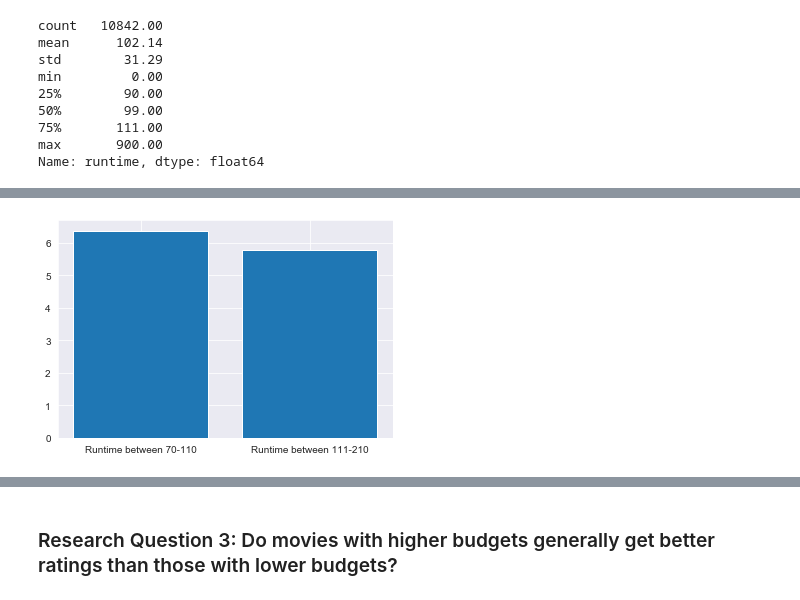
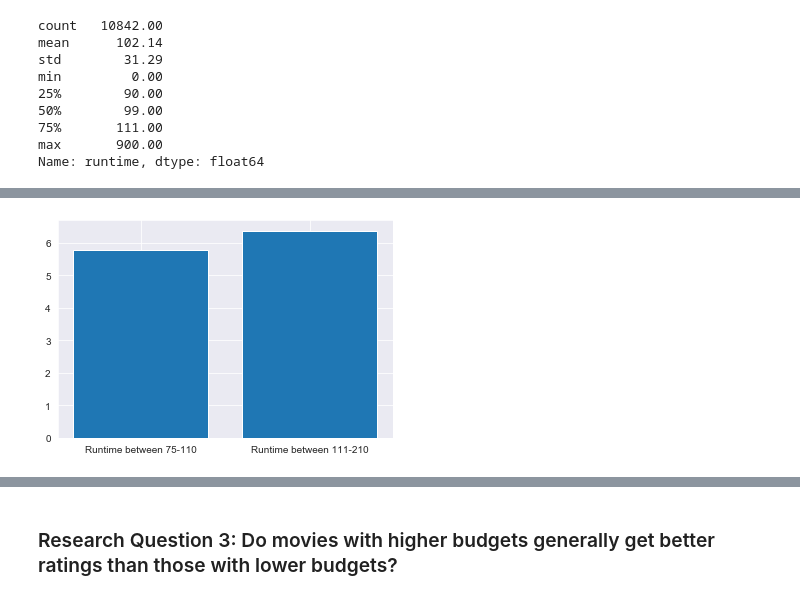
Before and after one commit to PhilipKarns/tmdb_movies, a Jupyter notebook: investigate-tmdb-movie-dataset.ipynb, the cells around one changed output, grey strips where cells are left out. Saved outputs shown, nothing was run; the diff lists cells and outputs as text; code cells hidden in the pictures.

```diff
--- a/investigate-tmdb-movie-dataset.ipynb
+++ b/investigate-tmdb-movie-dataset.ipynb
@@ -364,8 +366,7 @@ genre_ratings_sorted.sort_values('vote_average', ascending=False)
 # %%
-#wanted to show this two ways
 genre_ratings_count = df_movies.groupby('primary_genre').vote_count.mean()
 genre_ratings_count.plot(kind='bar', title='Average Vote Count By Genre', alpha=.7)
-
+sns.set_style("darkgrid")
 plt.xlabel('Genre Name', fontsize=18)
-plt.ylabel('Vote Count Average', fontsize=18)
+plt.ylabel('Vote Count Average', fontsize=18);
 # %% [output]
@@ -400,6 +401,7 @@ Name: runtime, dtype: float64
 runtime_greater = df_movies.query('runtime >= 111 & runtime <= 210')
 # %%
-runtime_lesser = df_movies.query('runtime < 111 & runtime > 70')
+#save movies with shorter runtimes
+runtime_lesser = df_movies.query('runtime < 111 & runtime > 75')
 # %%
 #vote_average for longer running movies
 longer_runtime_vote = runtime_greater.vote_average.mean()
@@ -407,6 +409,7 @@ longer_runtime_vote = runtime_greater.vote_average.mean()
 #vote_average for shorter running movies
 shorter_runtime_vote = runtime_lesser.vote_average.mean()
 # %%
-plt.bar(["Runtime between 70-110", "Runtime between 111-210"], [longer_runtime_vote, shorter_runtime_vote]);
+#plot bar chart for average votes for shorter and longer movie runtimes
+plt.bar(["Runtime between 75-110", "Runtime between 111-210"], [shorter_runtime_vote, longer_runtime_vote]);
 # %% [output]
-[figure, old version]
+[figure, new version]
```
Also changed, not shown: parts of 44 cells of this notebook.
